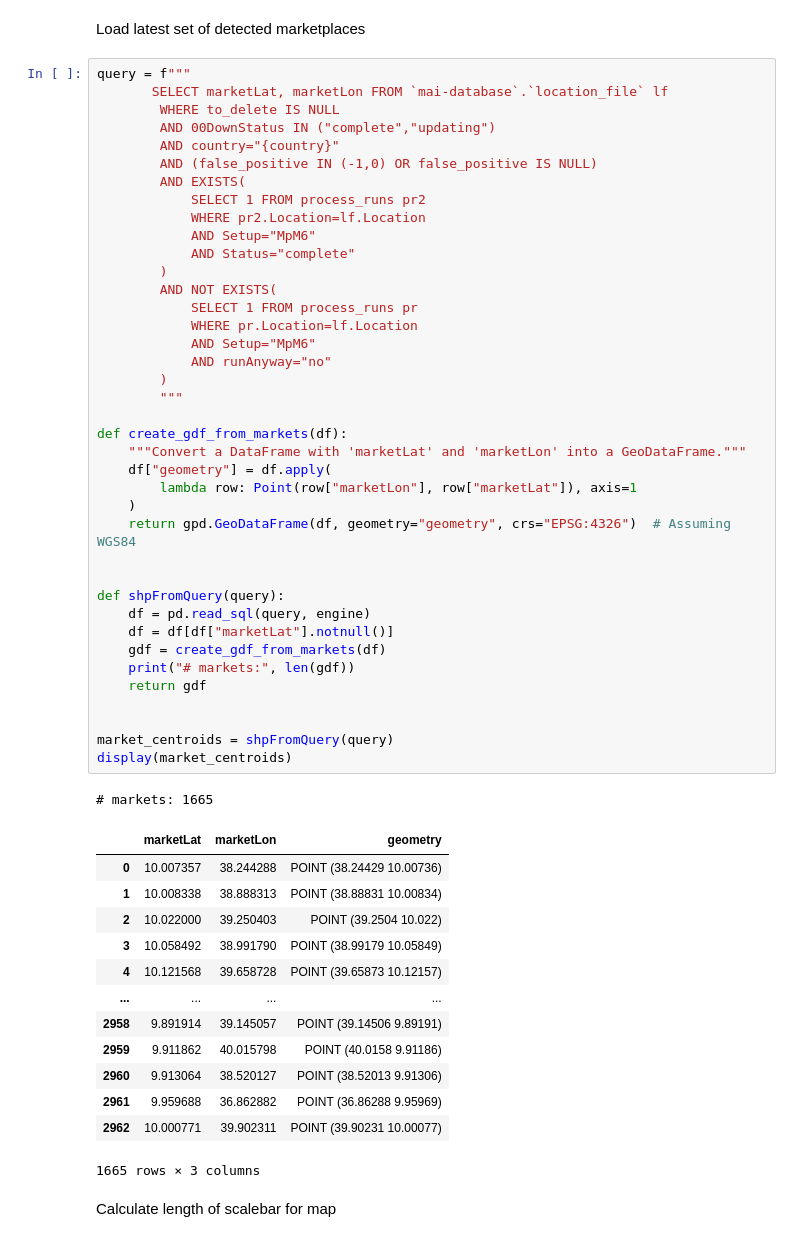
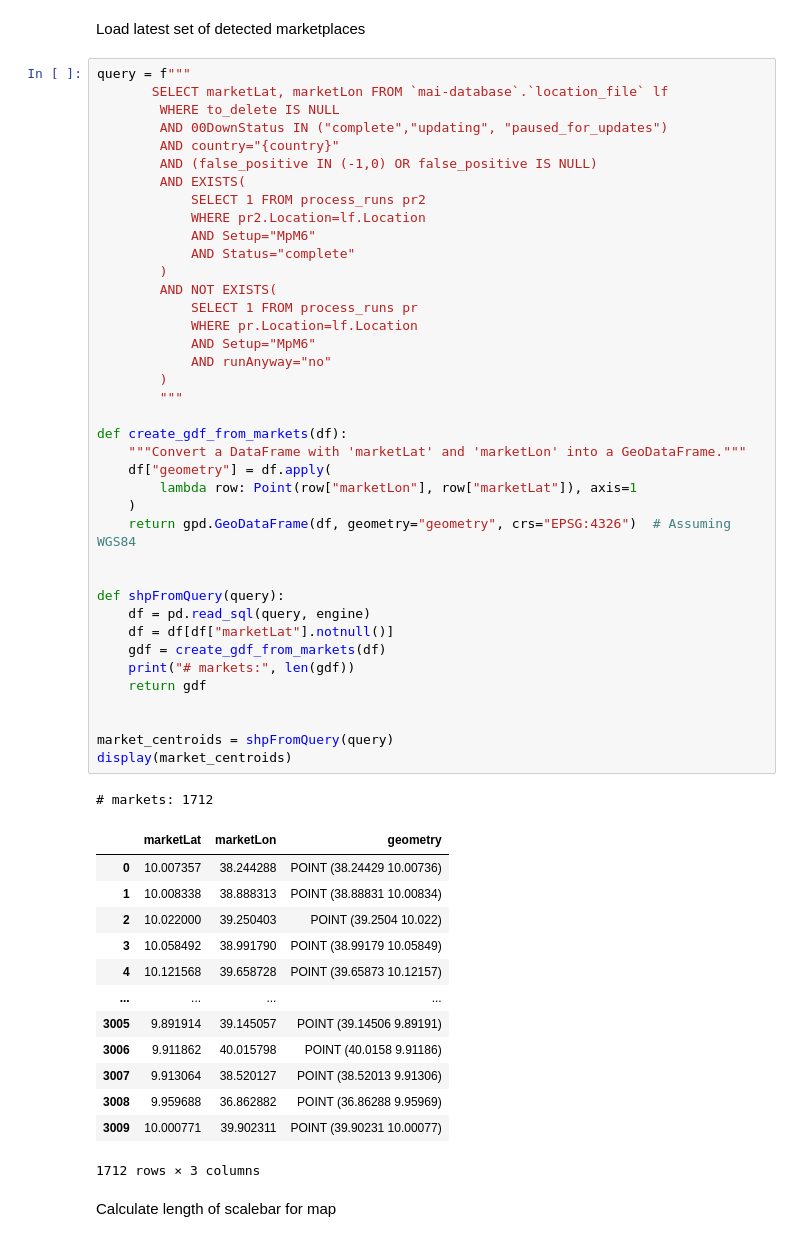
Before and after one commit to pauldingus/MAI-replication-package, a Jupyter notebook: code/figures/figures_1_2_3_t1_t2_s1_s2_s3_s5.ipynb, the cells around one changed output. Drawn from its saved outputs; the diff is of its cells as text.

```diff
--- a/code/figures/figures_1_2_3_t1_t2_s1_s2_s3_s5.ipynb
+++ b/code/figures/figures_1_2_3_t1_t2_s1_s2_s3_s5.ipynb
@@ -756,7 +757,7 @@ Load latest set of detected marketplaces
 query = f"""
        SELECT marketLat, marketLon FROM `mai-database`.`location_file` lf
         WHERE to_delete IS NULL
-        AND 00DownStatus IN ("complete","updating")
+        AND 00DownStatus IN ("complete","updating", "paused_for_updates")
         AND country="{country}"
         AND (false_positive IN (-1,0) OR false_positive IS NULL)
         AND EXISTS(
@@ -772,40 +773,40 @@ query = f"""
             AND runAnyway="no"
         )
         """
 
 def create_gdf_from_markets(df):
     """Convert a DataFrame with 'marketLat' and 'marketLon' into a GeoDataFrame."""
     df["geometry"] = df.apply(
         lambda row: Point(row["marketLon"], row["marketLat"]), axis=1
     )
     return gpd.GeoDataFrame(df, geometry="geometry", crs="EPSG:4326")  # Assuming WGS84
 
 
 def shpFromQuery(query):
     df = pd.read_sql(query, engine)
     df = df[df["marketLat"].notnull()]
     gdf = create_gdf_from_markets(df)
     print("# markets:", len(gdf))
     return gdf
 
 
 market_centroids = shpFromQuery(query)
 display(market_centroids)
 # %% [output]
-# markets: 1665
+# markets: 1712
 |  | marketLat | marketLon | geometry |
 | 0 | 10.007357 | 38.244288 | POINT (38.24429 10.00736) |
 | 1 | 10.008338 | 38.888313 | POINT (38.88831 10.00834) |
 | 2 | 10.022000 | 39.250403 | POINT (39.2504 10.022) |
 | 3 | 10.058492 | 38.991790 | POINT (38.99179 10.05849) |
 | 4 | 10.121568 | 39.658728 | POINT (39.65873 10.12157) |
 | ... | ... | ... | ... |
-| 2958 | 9.891914 | 39.145057 | POINT (39.14506 9.89191) |
-| 2959 | 9.911862 | 40.015798 | POINT (40.0158 9.91186) |
-| 2960 | 9.913064 | 38.520127 | POINT (38.52013 9.91306) |
-| 2961 | 9.959688 | 36.862882 | POINT (36.86288 9.95969) |
-| 2962 | 10.000771 | 39.902311 | POINT (39.90231 10.00077) |
+| 3005 | 9.891914 | 39.145057 | POINT (39.14506 9.89191) |
+| 3006 | 9.911862 | 40.015798 | POINT (40.0158 9.91186) |
+| 3007 | 9.913064 | 38.520127 | POINT (38.52013 9.91306) |
+| 3008 | 9.959688 | 36.862882 | POINT (36.86288 9.95969) |
+| 3009 | 10.000771 | 39.902311 | POINT (39.90231 10.00077) |
-1665 rows × 3 columns
+1712 rows × 3 columns
 # %% [markdown]
 Calculate length of scalebar for map
 # %%
```
Also changed, not shown: parts of 10 cells of this notebook.
